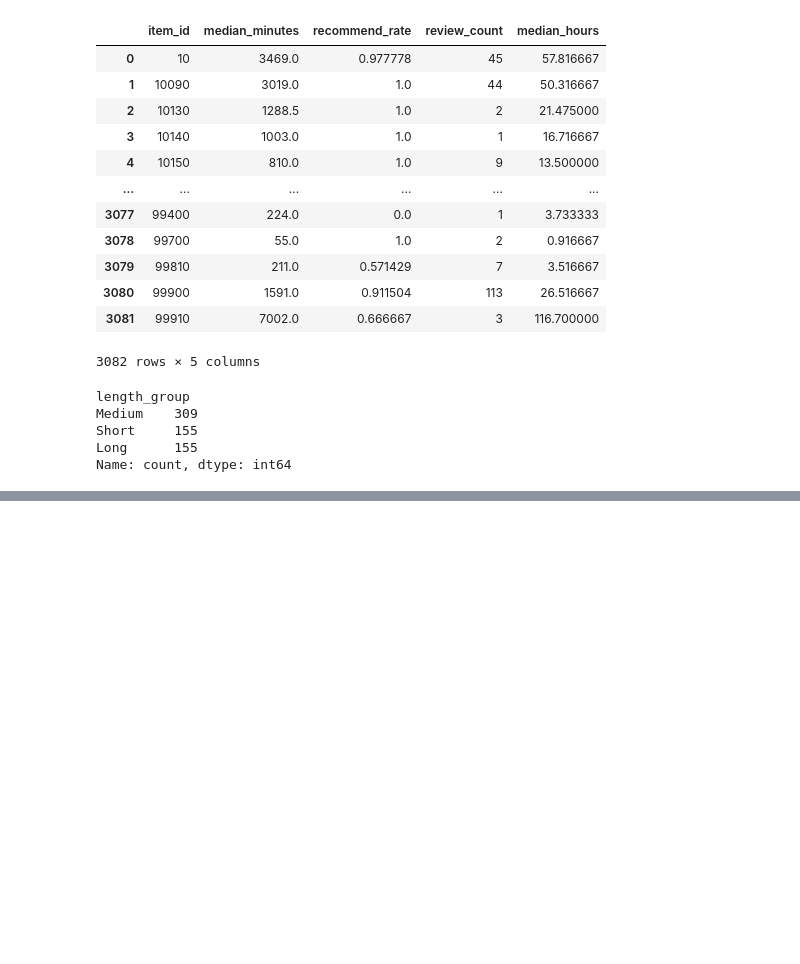
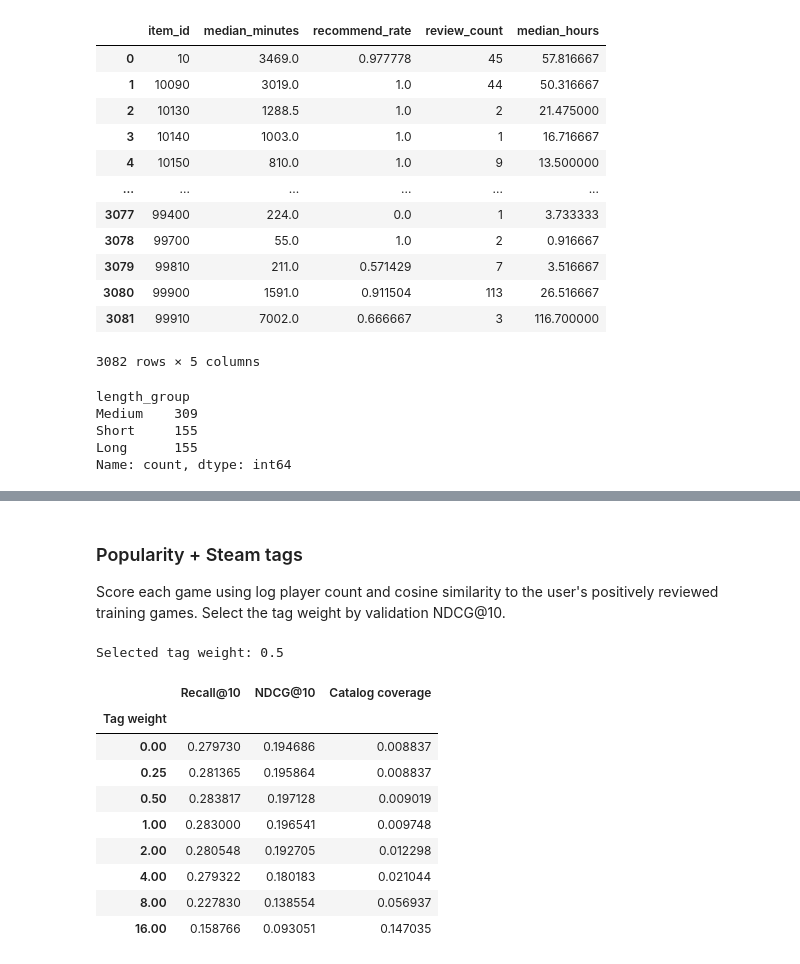
Before and after one commit to JaredW022/cse258-a2, a Jupyter notebook: workbook.ipynb, the cells around one changed output, grey strips where cells are left out. Saved outputs shown, nothing was run; the diff lists cells and outputs as text; code cells hidden in the pictures; blank space fills up the shorter version.

```diff
--- a/workbook.ipynb
+++ b/workbook.ipynb
@@ -798,0 +895,68 @@ Unknown/zero-play                 0.0           0.000000
+# %% [markdown]
+### Popularity + Steam tags
+
+Score each game using log player count and cosine similarity to the user's positively reviewed training games. Select the tag weight by validation NDCG@10.
+# %%
+def normalize_rows(matrix):
+    norms = np.sqrt(np.asarray(matrix.multiply(matrix).sum(axis=1)).ravel())
+    norms[norms == 0] = 1
+    return matrix.multiply((1 / norms)[:, None]).tocsr()
+
+
+tags_by_item = game_tags.set_index("item_id")["tags"].reindex(item_ids)
+tag_to_col = {}
+item_rows, tag_cols = [], []
+for item_idx, tags in enumerate(tags_by_item):
+    if isinstance(tags, list):
+        for tag in tags:
+            item_rows.append(item_idx)
+            tag_cols.append(tag_to_col.setdefault(tag, len(tag_to_col)))
+
+item_tags = sparse.csr_matrix(
+    (np.ones(len(item_rows), dtype=np.float32), (item_rows, tag_cols)),
+    shape=(N_ITEMS, len(tag_to_col)),
+)
+liked = train.loc[train["review_pos"], ["u", "i"]]
+user_likes = sparse.csr_matrix(
+    (np.ones(len(liked), dtype=np.float32), (liked["u"], liked["i"])),
+    shape=(N_USERS, N_ITEMS),
+)
+equal_item_tags = normalize_rows(item_tags)
+equal_user_tags = normalize_rows(user_likes @ equal_item_tags)
+log_popularity = np.log1p(item_pop)
+
+
+def popularity_tag_scores(user_batch, weight):
+    similarity = (equal_user_tags[user_batch] @ equal_item_tags.T).toarray()
+    return log_popularity[None, :] + weight * similarity
+
+
+pop_tag_validation = {0.0: baseline_val}
+for weight in (0.25, 0.5, 1.0, 2.0, 4.0, 8.0, 16.0):
+    pop_tag_validation[weight] = evaluate(
+        lambda users: popularity_tag_scores(users, weight), val_eval
+    )
+
+best_pop_tag_weight = max(
+    pop_tag_validation,
+    key=lambda weight: pop_tag_validation[weight]["NDCG@10"],
+)
+pop_tag_metrics = ["Recall@10", "NDCG@10", "Catalog coverage"]
+
+print(f"Selected tag weight: {best_pop_tag_weight}")
+pop_tag_validation_table = pd.DataFrame.from_dict(
+    pop_tag_validation, orient="index"
+).rename_axis("Tag weight")
+display(pop_tag_validation_table[pop_tag_metrics])
+# %% [output]
+Selected tag weight: 0.5
+|  | Recall@10 | NDCG@10 | Catalog coverage |
+| Tag weight |  |  |  |
+| 0.00 | 0.279730 | 0.194686 | 0.008837 |
+| 0.25 | 0.281365 | 0.195864 | 0.008837 |
+| 0.50 | 0.283817 | 0.197128 | 0.009019 |
+| 1.00 | 0.283000 | 0.196541 | 0.009748 |
+| 2.00 | 0.280548 | 0.192705 | 0.012298 |
+| 4.00 | 0.279322 | 0.180183 | 0.021044 |
+| 8.00 | 0.227830 | 0.138554 | 0.056937 |
+| 16.00 | 0.158766 | 0.093051 | 0.147035 |
```
Also changed, not shown: parts of 7 cells of this notebook.
